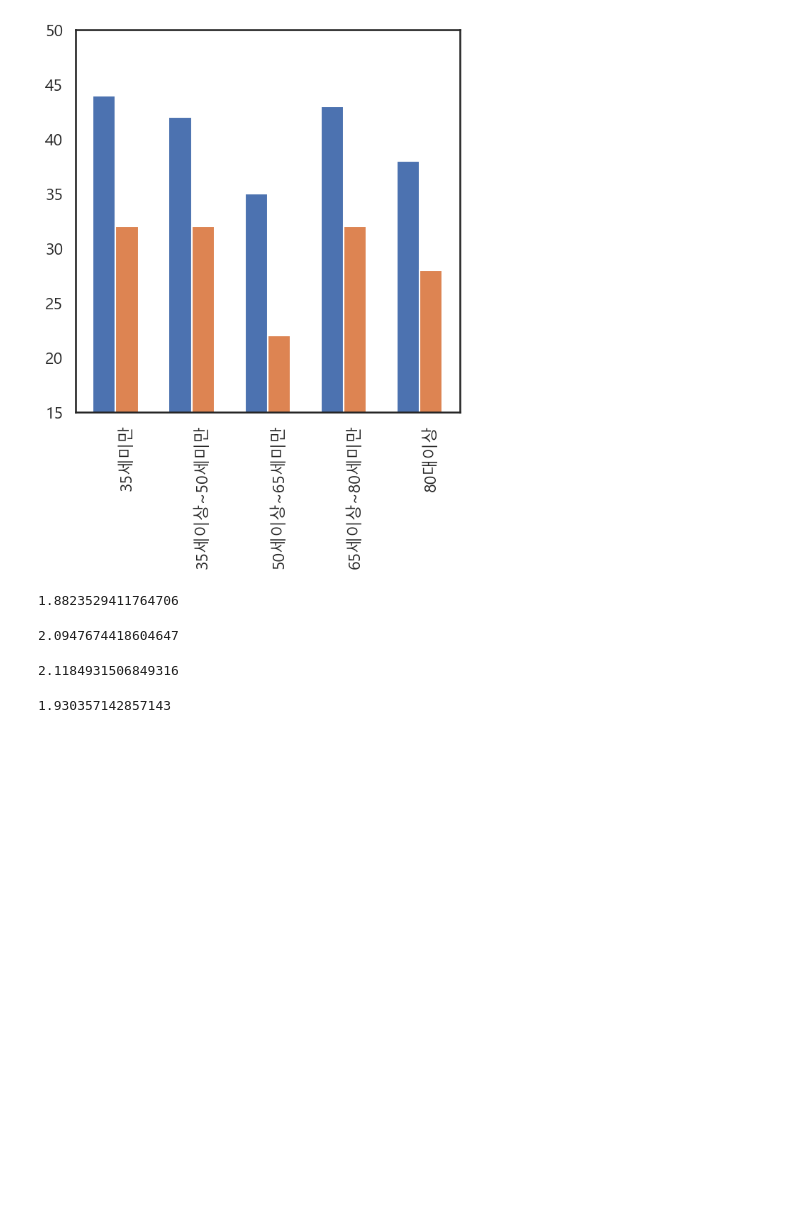
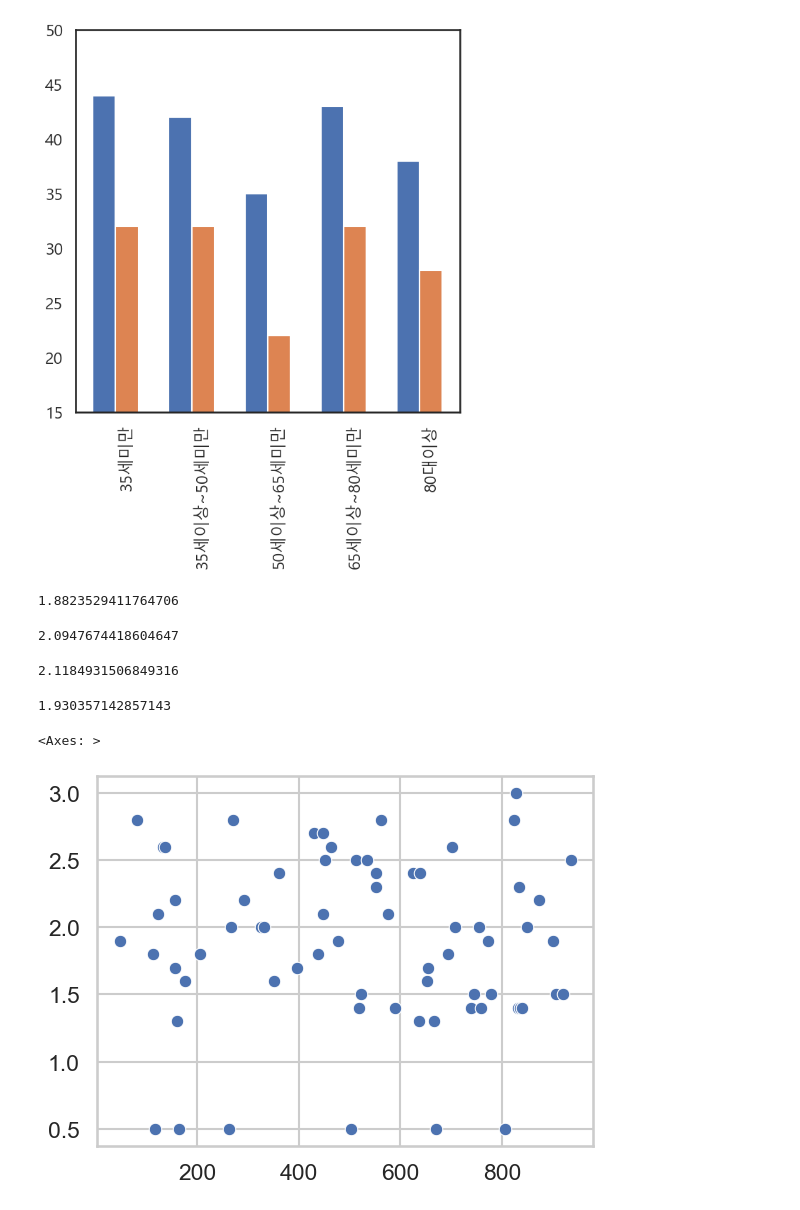
Before and after one commit to cutepuppy2024/Kidney-Project, a Jupyter notebook: ckd_analysis_1st.ipynb, the cells around one changed output. Cells and saved outputs as stored; diff of their text form; code cells hidden in the pictures; blank space fills up the shorter version.

```diff
--- a/ckd_analysis_1st.ipynb
+++ b/ckd_analysis_1st.ipynb
@@ -499,0 +498,2 @@ print(age_div)
+# %%
+dm_serum_df["Age_Group"] = {"80대이상":0,"65세이상~80세미만":0,"50세이상~65세미만":0,"35세이상~50세미만":0,"35세미만":0}
@@ -625,3 +647,18 @@ dm_serum_df[(dm_serum_df['Received_Treatment']==0) & (dm_serum_df["Deaths"]==1)]
 dm_serum_df[(dm_serum_df['Received_Treatment']==1) & (dm_serum_df["Deaths"]==1)]["Serum_Creatinine"].mean()
 # %% [output]
 1.930357142857143
+# %%
+y1 = dm_serum_df[dm_serum_df['Received_Treatment']==1]["Serum_Creatinine"].values
+x1 = dm_serum_df[dm_serum_df['Received_Treatment']==1]["Serum_Creatinine"].index
+# %%
+x_c = np.array(x1)
+# %%
+y_c = np.array(y1)
+# %%
+# 치료 받은 환자들의 크레아티닌 수치
+
+sns.set_style('whitegrid')
+sns.scatterplot(x=x_c, y=y_c)
+# %% [output]
+<Axes: >
+[figure, added]
```
Also changed, not shown: parts of 21 cells of this notebook.
